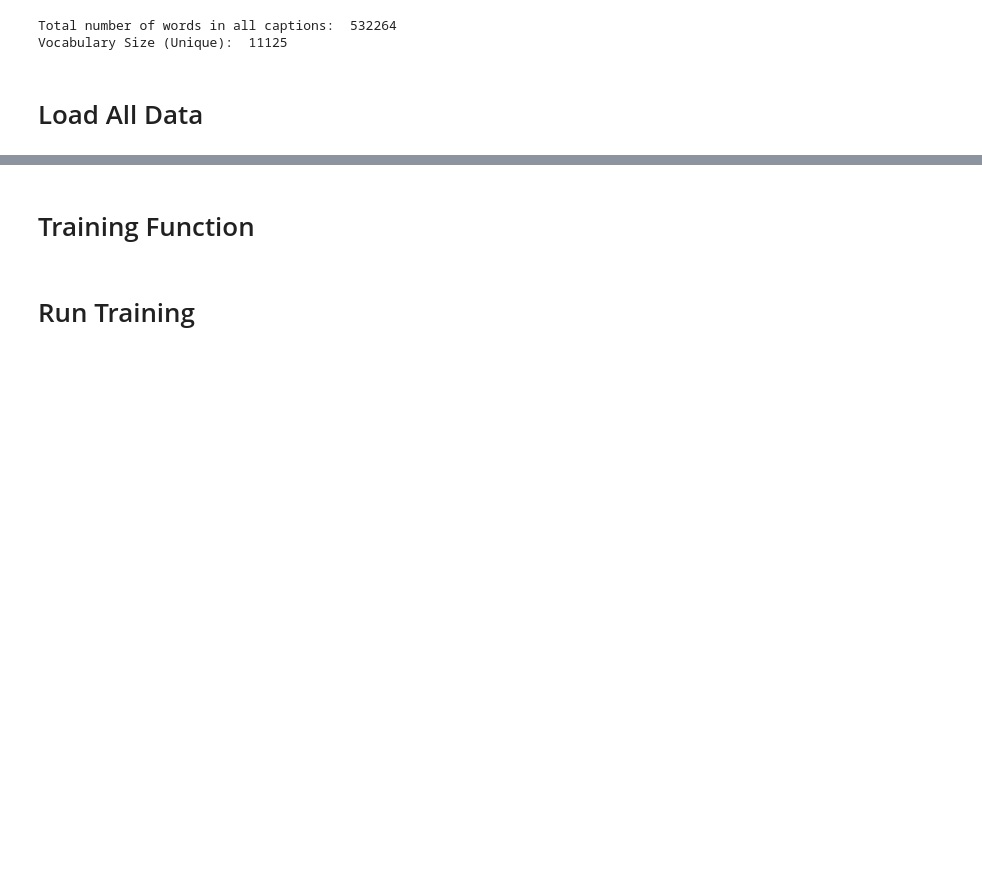
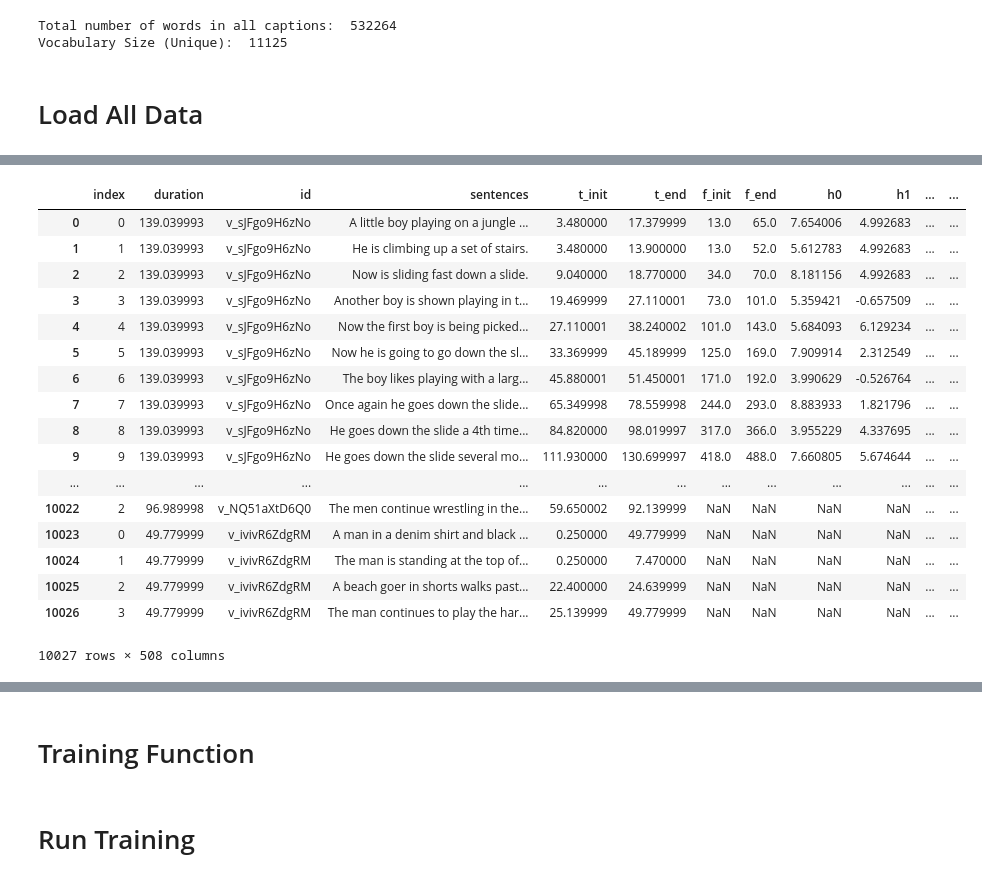
Before and after one commit to songzee/SPJ, a Jupyter notebook: TrainNotebook.ipynb, the cells around one changed output, grey strips where cells are left out. Saved outputs shown, nothing was run; the diff lists cells and outputs as text; code cells hidden in the pictures; blank space fills up the shorter version.

```diff
--- a/TrainNotebook.ipynb
+++ b/TrainNotebook.ipynb
@@ -109,8 +112,10 @@ Ifuture_train.shape:  (2000, 10, 10)
 # %%
-num_val = 225
+num_val = 100
+#num_val = 225
 
 # Load Validation Data
-val_file = home_dir + "/SPJ/train_val_300.csv"
+#val_file = home_dir + "/SPJ/train_val_300.csv"
+val_file = home_dir + "/SPJ/train_2400.csv"
 val_ids,val_data,val_padded_proposals,val_padded_framestamps = video_preprocess(home_dir, val_file, max_num_proposals)
 
 # Train Captions
@@ -151,0 +165,21 @@ Ifuture_val.shape:  (225, 10, 10)
+# %%
+val_data
+# %% [output]
+|  | index | duration | id | sentences | t_init | t_end | f_init | f_end | h0 | h1 | ... | ... |
+| 0 | 0 | 139.039993 | v_sJFgo9H6zNo | A little boy playing on a jungle ... | 3.480000 | 17.379999 | 13.0 | 65.0 | 7.654006 | 4.992683 | ... | ... |
+| 1 | 1 | 139.039993 | v_sJFgo9H6zNo | He is climbing up a set of stairs. | 3.480000 | 13.900000 | 13.0 | 52.0 | 5.612783 | 4.992683 | ... | ... |
+| 2 | 2 | 139.039993 | v_sJFgo9H6zNo | Now is sliding fast down a slide. | 9.040000 | 18.770000 | 34.0 | 70.0 | 8.181156 | 4.992683 | ... | ... |
+| 3 | 3 | 139.039993 | v_sJFgo9H6zNo | Another boy is shown playing in t... | 19.469999 | 27.110001 | 73.0 | 101.0 | 5.359421 | -0.657509 | ... | ... |
+| 4 | 4 | 139.039993 | v_sJFgo9H6zNo | Now the first boy is being picked... | 27.110001 | 38.240002 | 101.0 | 143.0 | 5.684093 | 6.129234 | ... | ... |
+| 5 | 5 | 139.039993 | v_sJFgo9H6zNo | Now he is going to go down the sl... | 33.369999 | 45.189999 | 125.0 | 169.0 | 7.909914 | 2.312549 | ... | ... |
+| 6 | 6 | 139.039993 | v_sJFgo9H6zNo | The boy likes playing with a larg... | 45.880001 | 51.450001 | 171.0 | 192.0 | 3.990629 | -0.526764 | ... | ... |
+| 7 | 7 | 139.039993 | v_sJFgo9H6zNo | Once again he goes down the slide... | 65.349998 | 78.559998 | 244.0 | 293.0 | 8.883933 | 1.821796 | ... | ... |
+| 8 | 8 | 139.039993 | v_sJFgo9H6zNo | He goes down the slide a 4th time... | 84.820000 | 98.019997 | 317.0 | 366.0 | 3.955229 | 4.337695 | ... | ... |
+| 9 | 9 | 139.039993 | v_sJFgo9H6zNo | He goes down the slide several mo... | 111.930000 | 130.699997 | 418.0 | 488.0 | 7.660805 | 5.674644 | ... | ... |
+| ... | ... | ... | ... | ... | ... | ... | ... | ... | ... | ... | ... | ... |
+| 10022 | 2 | 96.989998 | v_NQ51aXtD6Q0 | The men continue wrestling in the... | 59.650002 | 92.139999 | NaN | NaN | NaN | NaN | ... | ... |
+| 10023 | 0 | 49.779999 | v_ivivR6ZdgRM | A man in a denim shirt and black ... | 0.250000 | 49.779999 | NaN | NaN | NaN | NaN | ... | ... |
+| 10024 | 1 | 49.779999 | v_ivivR6ZdgRM | The man is standing at the top of... | 0.250000 | 7.470000 | NaN | NaN | NaN | NaN | ... | ... |
+| 10025 | 2 | 49.779999 | v_ivivR6ZdgRM | A beach goer in shorts walks past... | 22.400000 | 24.639999 | NaN | NaN | NaN | NaN | ... | ... |
+| 10026 | 3 | 49.779999 | v_ivivR6ZdgRM | The man continues to play the har... | 25.139999 | 49.779999 | NaN | NaN | NaN | NaN | ... | ... |
+10027 rows × 508 columns
```
Also changed, not shown: parts of 9 cells of this notebook, 2 other files.
